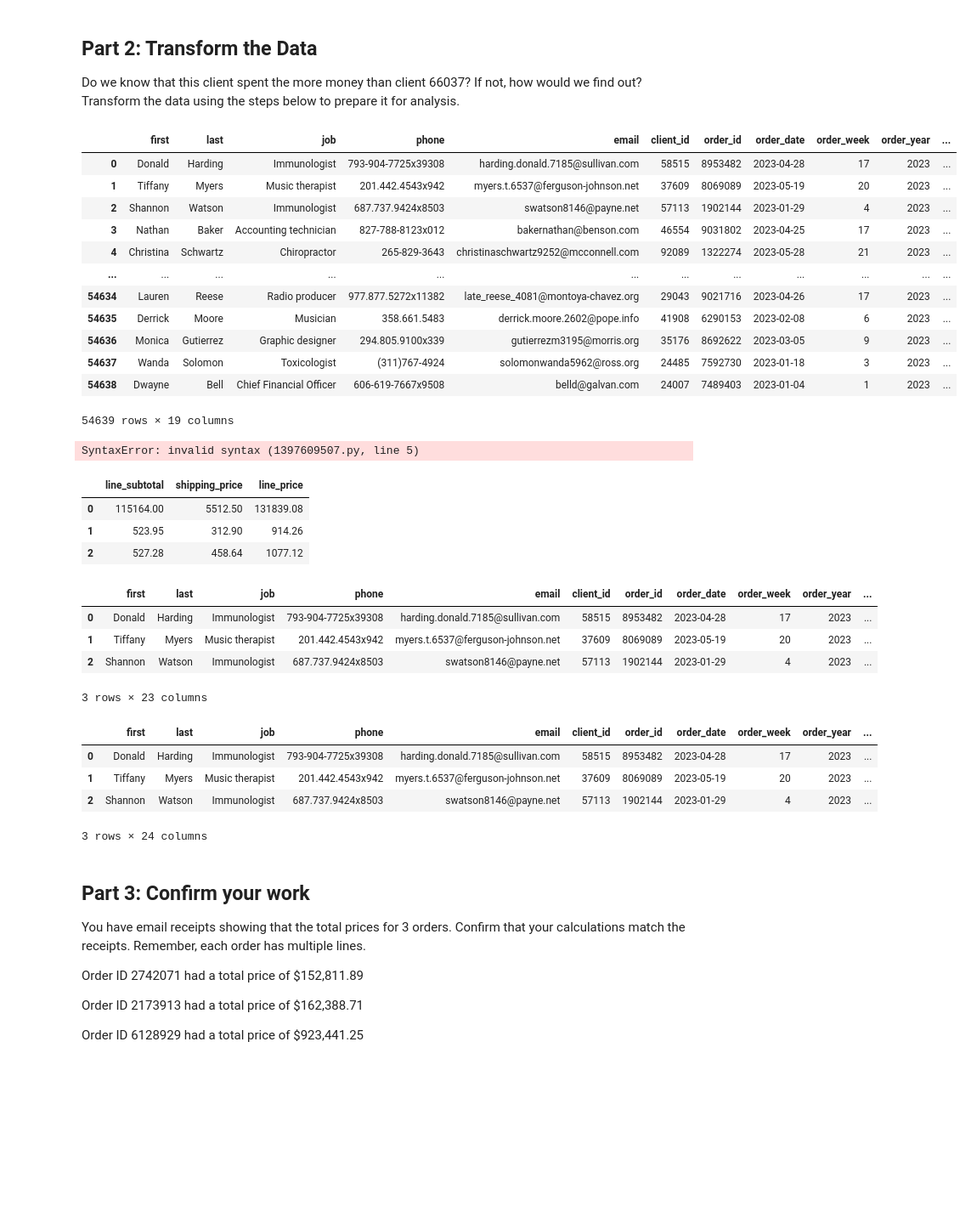
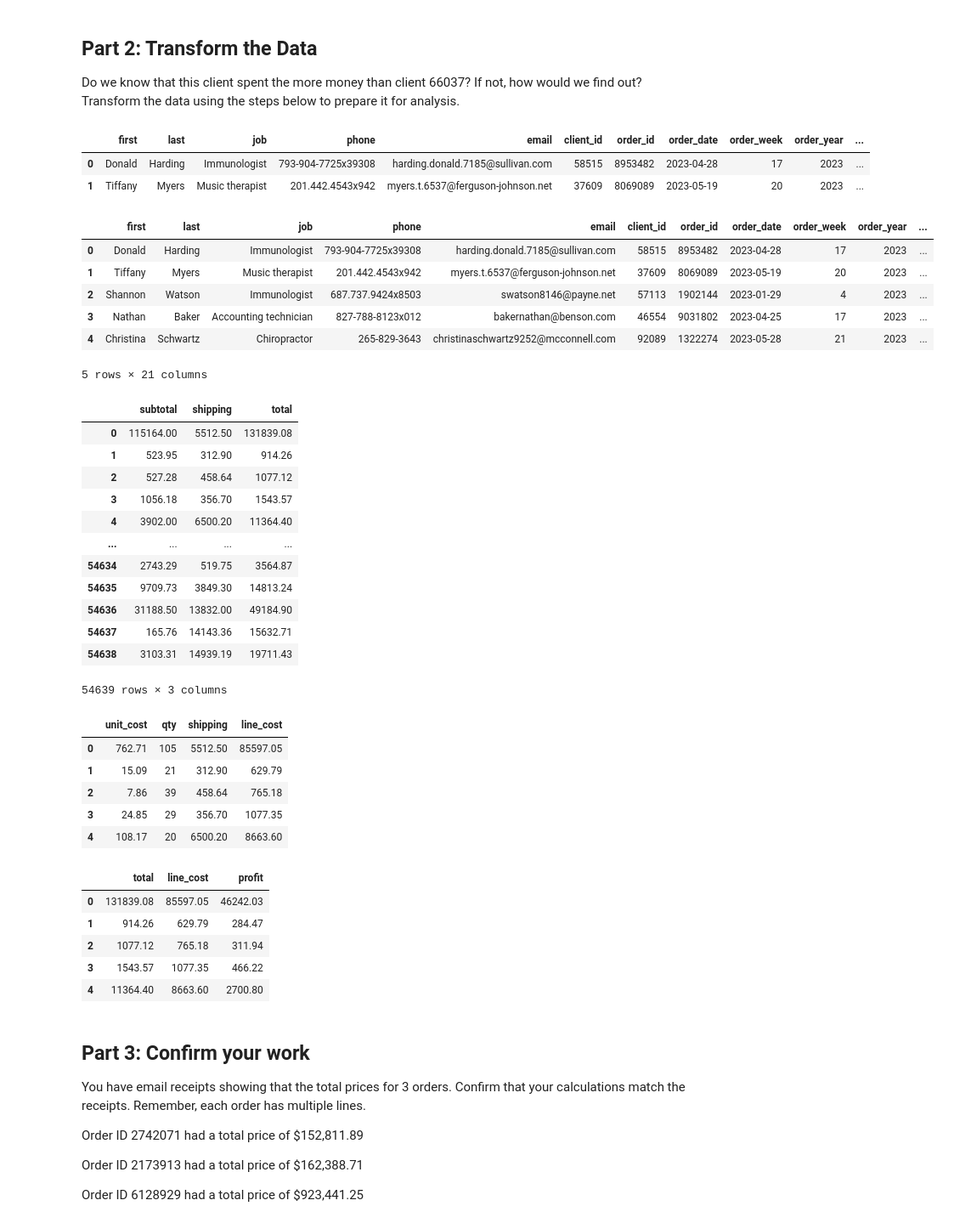
Before and after one commit to lordegraves/pandas-challenge-1, a Jupyter notebook: Starter_Code/module_4_challenge.ipynb, the cells around one changed output. Shown at 85% size. Drawn from its saved outputs; the diff is of its cells as text; code cells hidden in the pictures; blank space fills up the shorter version.

Commit message:
Completed week 4 challenge

```diff
--- a/Starter_Code/module_4_challenge.ipynb
+++ b/Starter_Code/module_4_challenge.ipynb
@@ -121,62 +94,87 @@ Do we know that this client spent the more money than client 66037? If not, how
 # %%
 # Create a column that calculates the
 # subtotal for each line using the unit_price
 # and the qty
 df['subtotal'] = df['unit_price'] * df['qty']
-df
+df.head(2)
 # %% [output]
 |  | first | last | job | phone | email | client_id | order_id | order_date | order_week | order_year | ... |
 | 0 | Donald | Harding | Immunologist | 793-904-7725x39308 | harding.donald.7185@sullivan.com | 58515 | 8953482 | 2023-04-28 | 17 | 2023 | ... |
 | 1 | Tiffany | Myers | Music therapist | 201.442.4543x942 | myers.t.6537@ferguson-johnson.net | 37609 | 8069089 | 2023-05-19 | 20 | 2023 | ... |
-| 2 | Shannon | Watson | Immunologist | 687.737.9424x8503 | swatson8146@payne.net | 57113 | 1902144 | 2023-01-29 | 4 | 2023 | ... |
-| 3 | Nathan | Baker | Accounting technician | 827-788-8123x012 | bakernathan@benson.com | 46554 | 9031802 | 2023-04-25 | 17 | 2023 | ... |
-| 4 | Christina | Schwartz | Chiropractor | 265-829-3643 | christinaschwartz9252@mcconnell.com | 92089 | 1322274 | 2023-05-28 | 21 | 2023 | ... |
-| ... | ... | ... | ... | ... | ... | ... | ... | ... | ... | ... | ... |
-| 54634 | Lauren | Reese | Radio producer | 977.877.5272x11382 | late_reese_4081@montoya-chavez.org | 29043 | 9021716 | 2023-04-26 | 17 | 2023 | ... |
-| 54635 | Derrick | Moore | Musician | 358.661.5483 | derrick.moore.2602@pope.info | 41908 | 6290153 | 2023-02-08 | 6 | 2023 | ... |
-| 54636 | Monica | Gutierrez | Graphic designer | 294.805.9100x339 | gutierrezm3195@morris.org | 35176 | 8692622 | 2023-03-05 | 9 | 2023 | ... |
-| 54637 | Wanda | Solomon | Toxicologist | (311)767-4924 | solomonwanda5962@ross.org | 24485 | 7592730 | 2023-01-18 | 3 | 2023 | ... |
-| 54638 | Dwayne | Bell | Chief Financial Officer | 606-619-7667x9508 | belld@galvan.com | 24007 | 7489403 | 2023-01-04 | 1 | 2023 | ... |
-54639 rows × 19 columns
 # %%
 # Create a column for shipping price.
 # Assume a shipping price of $7 per pound
 # for orders over 50 pounds and $10 per
 # pound for items 50 pounds or under.
-def calculate shipping then apply to a new column
+total_weight = df["unit_weight"] * df['qty']
 
-df
+df['total_weight'] = total_weight
+
+def shipping_price(weight):
+    if weight > 50:
+        return weight * 7
+    else:
+        return weight * 10
+
+df['shipping'] = df['total_weight'].apply(shipping_price)
+
+df.head()
 # %% [output]
+|  | first | last | job | phone | email | client_id | order_id | order_date | order_week | order_year | ... |
+| 0 | Donald | Harding | Immunologist | 793-904-7725x39308 | harding.donald.7185@sullivan.com | 58515 | 8953482 | 2023-04-28 | 17 | 2023 | ... |
+| 1 | Tiffany | Myers | Music therapist | 201.442.4543x942 | myers.t.6537@ferguson-johnson.net | 37609 | 8069089 | 2023-05-19 | 20 | 2023 | ... |
+| 2 | Shannon | Watson | Immunologist | 687.737.9424x8503 | swatson8146@payne.net | 57113 | 1902144 | 2023-01-29 | 4 | 2023 | ... |
+| 3 | Nathan | Baker | Accounting technician | 827-788-8123x012 | bakernathan@benson.com | 46554 | 9031802 | 2023-04-25 | 17 | 2023 | ... |
+| 4 | Christina | Schwartz | Chiropractor | 265-829-3643 | christinaschwartz9252@mcconnell.com | 92089 | 1322274 | 2023-05-28 | 21 | 2023 | ... |
-SyntaxError: invalid syntax (1397609507.py, line 5)
+5 rows × 21 columns
 # %%
 # Create a column for the total price
 # using the subtotal and the shipping price
 # along with a sales tax of 9.25%
+sales_tax = 1.0925
+df['total'] = (df['subtotal'] + df['shipping']) * sales_tax
+df['total'] = df['total'].round(2)
+df[['subtotal', 'shipping', 'total']]
 # %% [output]
-|  | line_subtotal | shipping_price | line_price |
+|  | subtotal | shipping | total |
 | 0 | 115164.00 | 5512.50 | 131839.08 |
 | 1 | 523.95 | 312.90 | 914.26 |
 | 2 | 527.28 | 458.64 | 1077.12 |
+| 3 | 1056.18 | 356.70 | 1543.57 |
+| 4 | 3902.00 | 6500.20 | 11364.40 |
+| ... | ... | ... | ... |
+| 54634 | 2743.29 | 519.75 | 3564.87 |
+| 54635 | 9709.73 | 3849.30 | 14813.24 |
+| 54636 | 31188.50 | 13832.00 | 49184.90 |
+| 54637 | 165.76 | 14143.36 | 15632.71 |
+| 54638 | 3103.31 | 14939.19 | 19711.43 |
+54639 rows × 3 columns
 # %%
 # Create a column for the cost
 # of each line using unit cost, qty, and
 # shipping price (assume the shipping cost
 # is exactly what is charged to the client).
+df['line_cost'] = df['unit_cost'] * df['qty'] + df['shipping']
+df[['unit_cost', 'qty', 'shipping', 'line_cost']].head(5)
 # %% [output]
-|  | first | last | job | phone | email | client_id | order_id | order_date | order_week | order_year | ... |
-| 0 | Donald | Harding | Immunologist | 793-904-7725x39308 | harding.donald.7185@sullivan.com | 58515 | 8953482 | 2023-04-28 | 17 | 2023 | ... |
-| 1 | Tiffany | Myers | Music therapist | 201.442.4543x942 | myers.t.6537@ferguson-johnson.net | 37609 | 8069089 | 2023-05-19 | 20 | 2023 | ... |
-| 2 | Shannon | Watson | Immunologist | 687.737.9424x8503 | swatson8146@payne.net | 57113 | 1902144 | 2023-01-29 | 4 | 2023 | ... |
+|  | unit_cost | qty | shipping | line_cost |
+| 0 | 762.71 | 105 | 5512.50 | 85597.05 |
+| 1 | 15.09 | 21 | 312.90 | 629.79 |
+| 2 | 7.86 | 39 | 458.64 | 765.18 |
+| 3 | 24.85 | 29 | 356.70 | 1077.35 |
+| 4 | 108.17 | 20 | 6500.20 | 8663.60 |
-3 rows × 23 columns
 # %%
 # Create a column for the profit of
 # each line using line cost and line price
+df['profit'] = df['total'] - df['line_cost']
+df[['total', 'line_cost', 'profit']].head()
 # %% [output]
-|  | first | last | job | phone | email | client_id | order_id | order_date | order_week | order_year | ... |
-| 0 | Donald | Harding | Immunologist | 793-904-7725x39308 | harding.donald.7185@sullivan.com | 58515 | 8953482 | 2023-04-28 | 17 | 2023 | ... |
-| 1 | Tiffany | Myers | Music therapist | 201.442.4543x942 | myers.t.6537@ferguson-johnson.net | 37609 | 8069089 | 2023-05-19 | 20 | 2023 | ... |
-| 2 | Shannon | Watson | Immunologist | 687.737.9424x8503 | swatson8146@payne.net | 57113 | 1902144 | 2023-01-29 | 4 | 2023 | ... |
+|  | total | line_cost | profit |
+| 0 | 131839.08 | 85597.05 | 46242.03 |
+| 1 | 914.26 | 629.79 | 284.47 |
+| 2 | 1077.12 | 765.18 | 311.94 |
+| 3 | 1543.57 | 1077.35 | 466.22 |
+| 4 | 11364.40 | 8663.60 | 2700.80 |
-3 rows × 24 columns
 # %% [markdown]
 ## Part 3: Confirm your work
 You have email receipts showing that the total prices for 3 orders. Confirm that your calculations match the receipts. Remember, each order has multiple lines.
```
Also changed, not shown: parts of 9 cells of this notebook, 1 other file.
